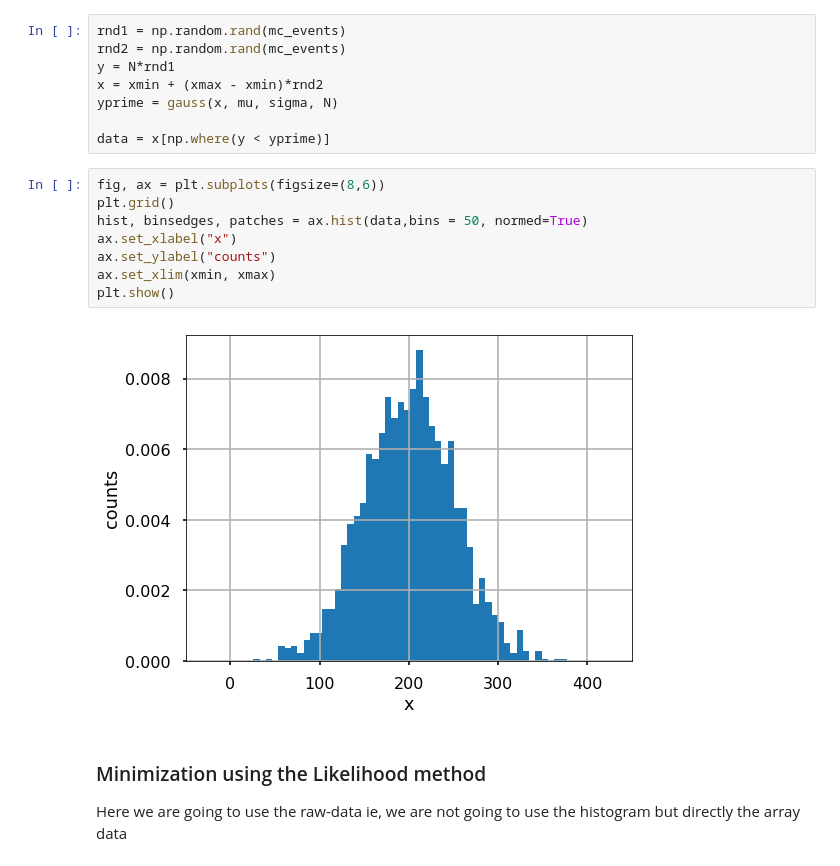
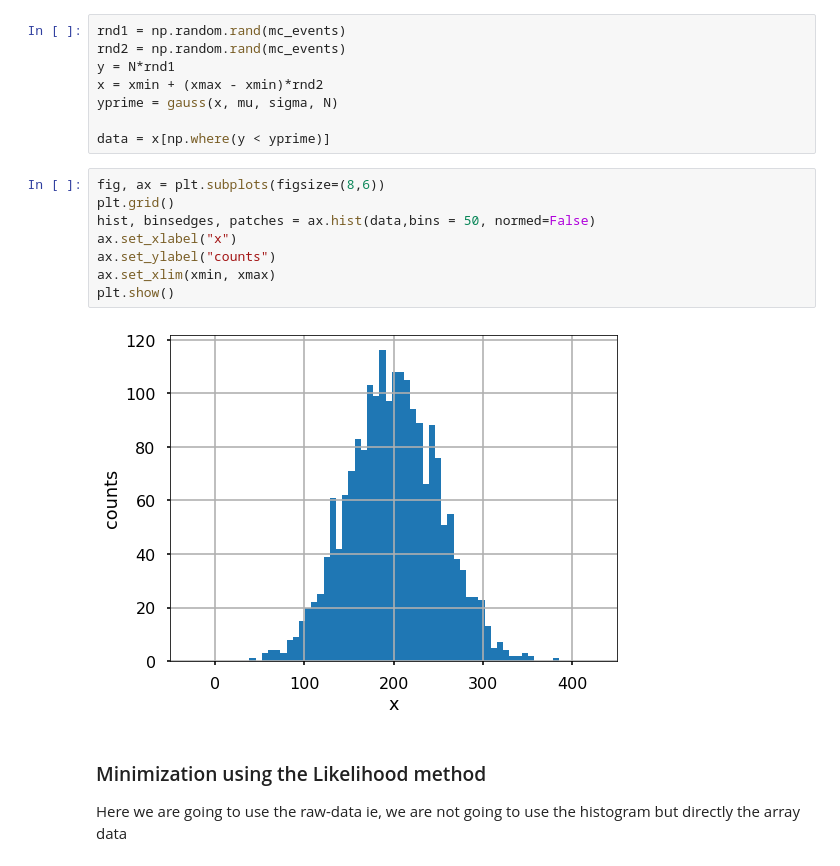
Before and after one commit to zemrude/PHYS-F-311, a Jupyter notebook: Fitting-Methods.ipynb, the cells around one changed output. Drawn from its saved outputs; the diff is of its cells as text.

```diff
--- a/Fitting-Methods.ipynb
+++ b/Fitting-Methods.ipynb
@@ -117,13 +126,13 @@ data = x[np.where(y < yprime)]
 # %%
 fig, ax = plt.subplots(figsize=(8,6))
 plt.grid()
-hist, binsedges, patches = ax.hist(data,bins = 50, normed=True)
+hist, binsedges, patches = ax.hist(data,bins = 50, normed=False)
 ax.set_xlabel("x")
 ax.set_ylabel("counts")
 ax.set_xlim(xmin, xmax)
 plt.show()
 # %% [output]
-[figure, old version]
+[figure, new version]
 # %% [markdown]
 ### Minimization using the Likelihood method
 
```
Also changed, not shown: parts of 8 cells of this notebook.
